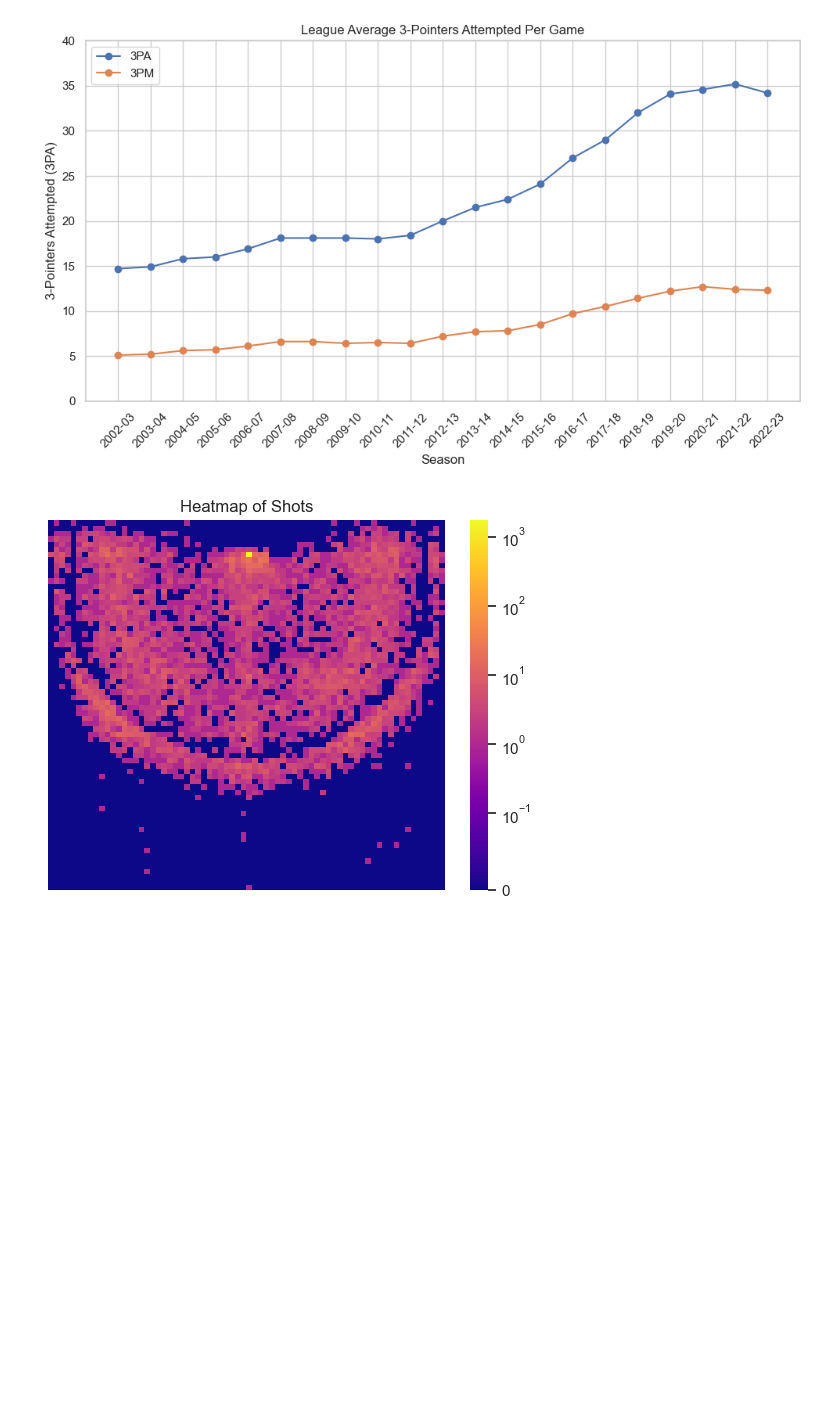
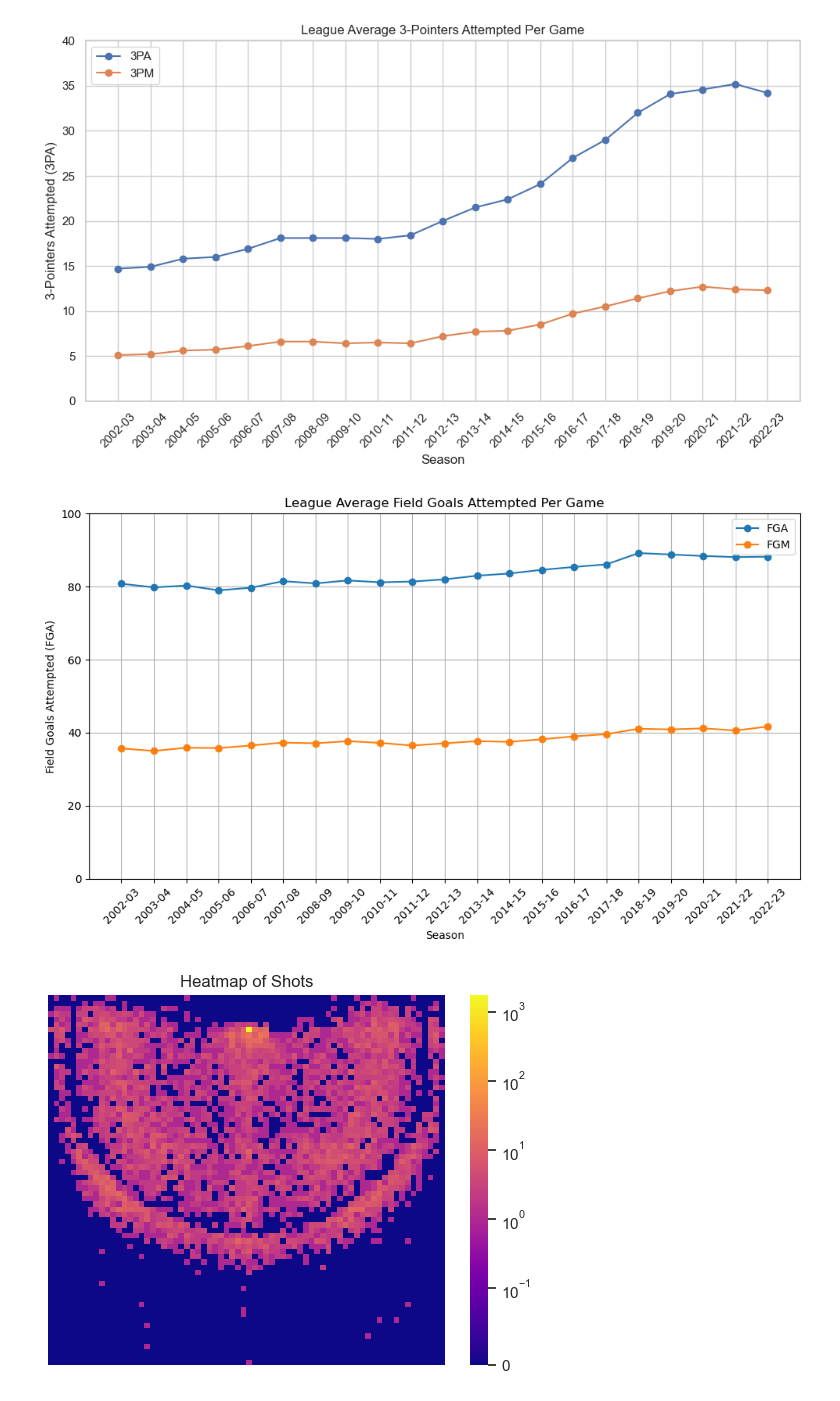
Before and after one commit to Andrew601/Stat-386-Project, a Jupyter notebook: EDA Visuals.ipynb, the cells around one changed output. Cells and saved outputs as stored; diff of their text form; code cells hidden in the pictures; blank space fills up the shorter version.

```diff
--- a/EDA Visuals.ipynb
+++ b/EDA Visuals.ipynb
@@ -65,6 +65,33 @@ plt.legend()
 plt.show()
 # %% [output]
 [figure]
+# %%
+import matplotlib.pyplot as plt
+
+df = pd.read_csv('LeagueStats.csv')
+
+# Plotting the line graph
+plt.figure(figsize=(10, 6))
+plt.plot(df['Season'], df['FGA'], marker='o', linestyle='-', label='FGA')
+plt.plot(df['Season'], df['FG'], marker='o', linestyle='-', label='FGM')
+
+max_value = 100
+plt.ylim(0, max_value)
+
+plt.title('League Average Field Goals Attempted Per Game')
+plt.xlabel('Season')
+plt.ylabel('Field Goals Attempted (FGA)')
+plt.xticks(rotation=45)
+plt.grid(True)
+plt.tight_layout()
+plt.gca().invert_xaxis()
+
+plt.legend()
+
+# Show the plot
+plt.show()
+# %% [output]
+[figure, added]
 # %%
 import pandas as pd
 import numpy as np
```
Also changed, not shown: parts of 1 cell of this notebook, 1 other file.
